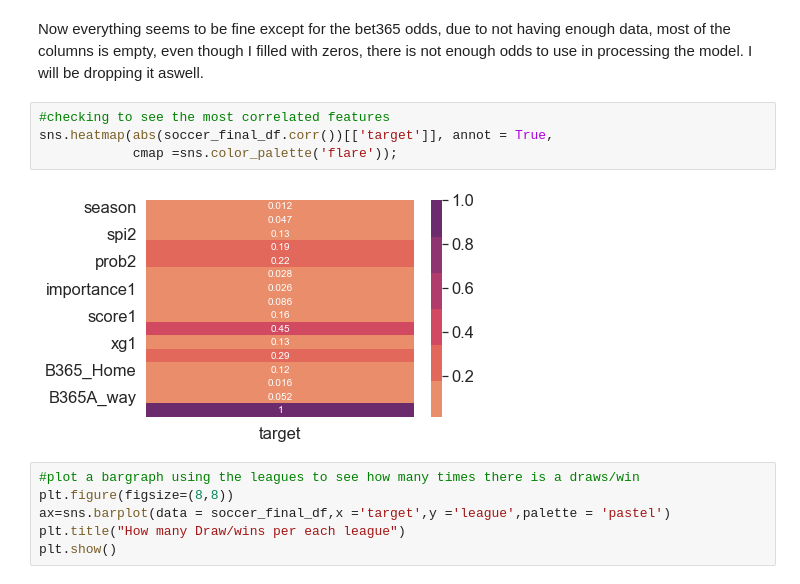
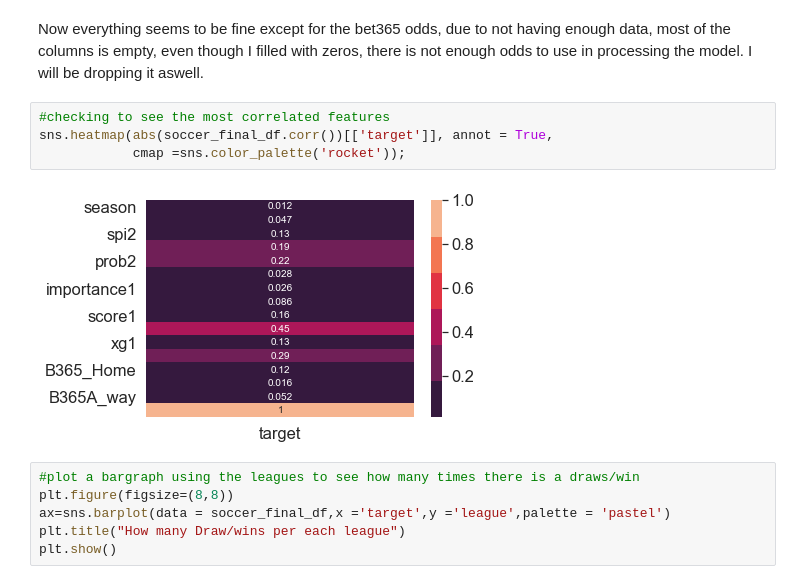
Before and after one commit to Teetee-lab/SoccerMatchBetting, a Jupyter notebook: Notebooks/SoccerMatchBetting.ipynb, the cells around one changed output. Cells and saved outputs as stored; diff of their text form.

```diff
--- a/Notebooks/SoccerMatchBetting.ipynb
+++ b/Notebooks/SoccerMatchBetting.ipynb
@@ -425,9 +380,9 @@ Now everything seems to be fine except for the bet365 odds, due to not having en
 # %%
 #checking to see the most correlated features
 sns.heatmap(abs(soccer_final_df.corr())[['target']], annot = True,
-            cmap =sns.color_palette('flare'));
+            cmap =sns.color_palette('rocket'));
 # %% [output]
-[figure, old version]
+[figure, new version]
 # %%
 #plot a bargraph using the leagues to see how many times there is a draws/win
 plt.figure(figsize=(8,8))
```
Also changed, not shown: parts of 122 cells of this notebook, 7 other files.
